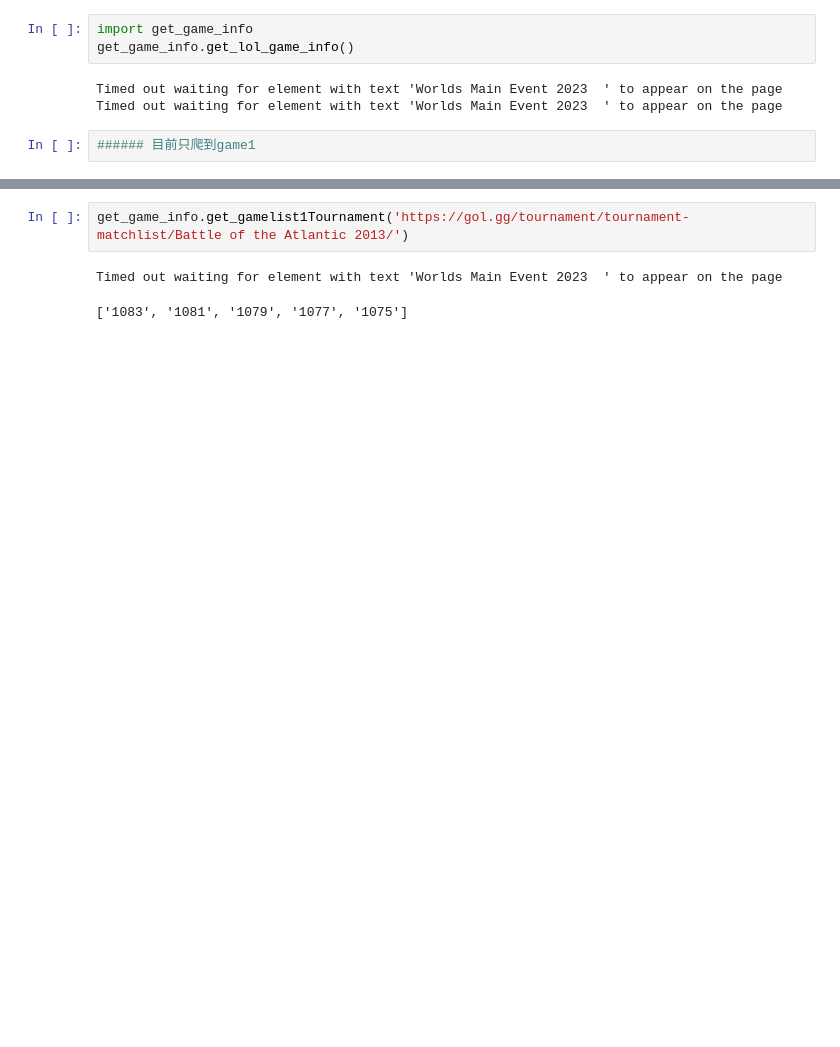
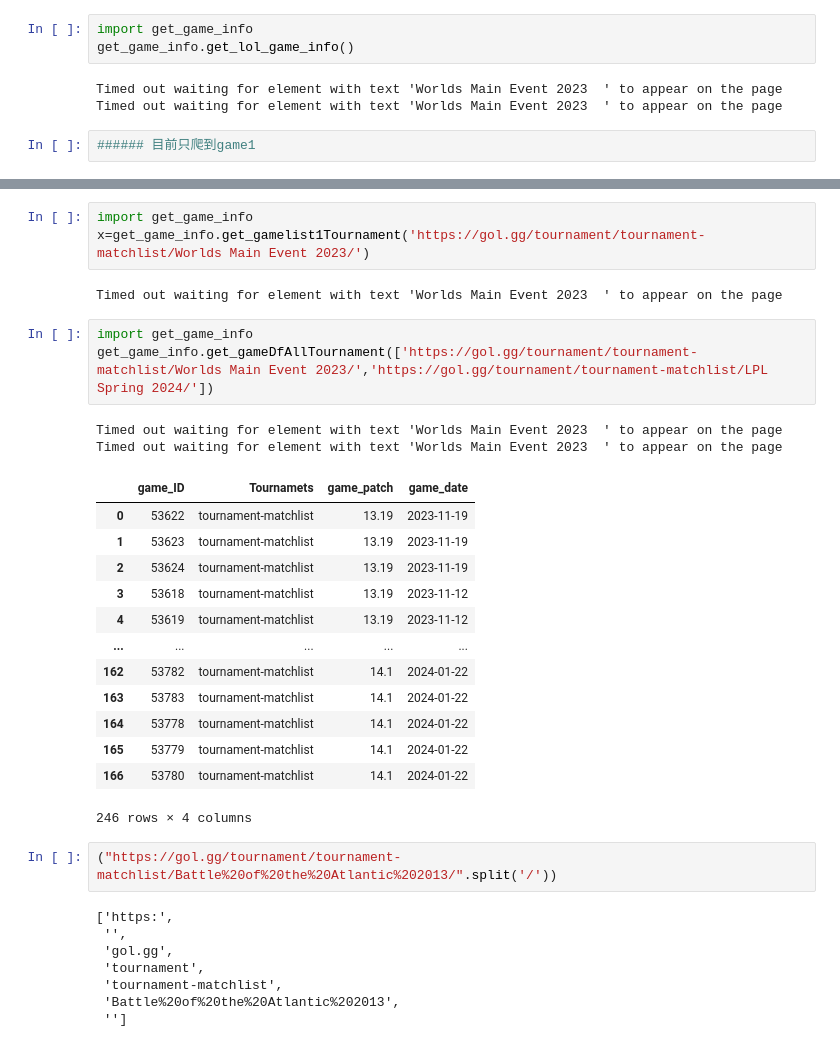
Before and after one commit to kid50901/LoL_prediction, a Jupyter notebook: get_lol_game_info/main.ipynb, the cells around one changed output, grey strips where cells are left out. Saved outputs shown, nothing was run; the diff lists cells and outputs as text; blank space fills up the shorter version.

```diff
--- a/get_lol_game_info/main.ipynb
+++ b/get_lol_game_info/main.ipynb
@@ -15,5 +17,34 @@ get_game_info.get_Tournaments_link("link-S3")
+# %%
+import get_game_info
+x=get_game_info.get_gamelist1Tournament('https://gol.gg/tournament/tournament-matchlist/Worlds Main Event 2023/')
+# %% [output]
+Timed out waiting for element with text 'Worlds Main Event 2023  ' to appear on the page
+# %%
+import get_game_info
+get_game_info.get_gameDfAllTournament(['https://gol.gg/tournament/tournament-matchlist/Worlds Main Event 2023/','https://gol.gg/tournament/tournament-matchlist/LPL Spring 2024/'])
+# %% [output]
+Timed out waiting for element with text 'Worlds Main Event 2023  ' to appear on the page
+Timed out waiting for element with text 'Worlds Main Event 2023  ' to appear on the page
+|  | game_ID | Tournamets | game_patch | game_date |
+| 0 | 53622 | tournament-matchlist | 13.19 | 2023-11-19 |
+| 1 | 53623 | tournament-matchlist | 13.19 | 2023-11-19 |
+| 2 | 53624 | tournament-matchlist | 13.19 | 2023-11-19 |
+| 3 | 53618 | tournament-matchlist | 13.19 | 2023-11-12 |
+| 4 | 53619 | tournament-matchlist | 13.19 | 2023-11-12 |
+| ... | ... | ... | ... | ... |
+| 162 | 53782 | tournament-matchlist | 14.1 | 2024-01-22 |
+| 163 | 53783 | tournament-matchlist | 14.1 | 2024-01-22 |
+| 164 | 53778 | tournament-matchlist | 14.1 | 2024-01-22 |
+| 165 | 53779 | tournament-matchlist | 14.1 | 2024-01-22 |
+| 166 | 53780 | tournament-matchlist | 14.1 | 2024-01-22 |
+246 rows × 4 columns
 # %%
-get_game_info.get_gamelist1Tournament('https://gol.gg/tournament/tournament-matchlist/Battle of the Atlantic 2013/')
+("https://gol.gg/tournament/tournament-matchlist/Battle%20of%20the%20Atlantic%202013/".split('/'))
 # %% [output]
-Timed out waiting for element with text 'Worlds Main Event 2023  ' to appear on the page
+['https:',
+ '',
+ 'gol.gg',
+ 'tournament',
+ 'tournament-matchlist',
+ 'Battle%20of%20the%20Atlantic%202013',
+ '']
-['1083', '1081', '1079', '1077', '1075']
```
Also changed, not shown: parts of 3 cells of this notebook, 9 other files.
